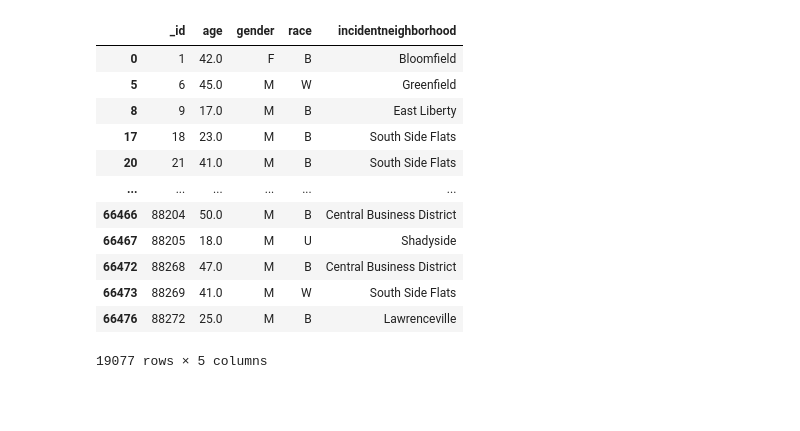
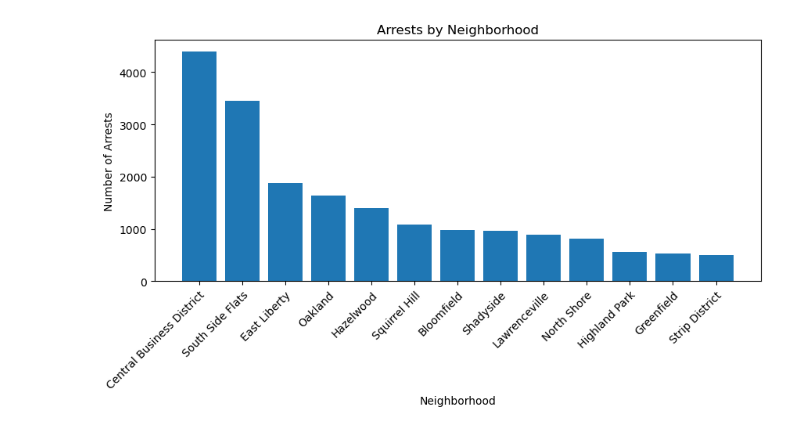
Before and after one commit to AbeEldo/CS0010FinalProject, a Jupyter notebook: AbeDS2.ipynb, the cells around one changed output. Drawn from its saved outputs; the diff is of its cells as text; code cells hidden in the pictures; blank space fills up the shorter version.

```diff
--- a/AbeDS2.ipynb
+++ b/AbeDS2.ipynb
@@ -19,24 +21,26 @@ district_names = ["Central Business District","Strip District","Shadyside","Squi
                   "North Shore","Lawrenceville","Greenfield","Hazelwood"]
 
 df.columns = df.columns.str.lower()
-df = df[['_id','age','gender','race','incidentneighborhood']]
+df = df.rename({'incidentneighborhood':'neighborhood'},axis='columns')
+df = df[['_id','age','gender','race','neighborhood']]
 df = df.dropna()
-df['incidentneighborhood'] = df['incidentneighborhood'].apply(combine_names)
-df = df[df['incidentneighborhood'].isin(district_names)]
-
-
-df
+df['neighborhood'] = df['neighborhood'].apply(combine_names)
+df = df[df['neighborhood'].isin(district_names)]
-# %% [output]
-|  | _id | age | gender | race | incidentneighborhood |
-| 0 | 1 | 42.0 | F | B | Bloomfield |
-| 5 | 6 | 45.0 | M | W | Greenfield |
-| 8 | 9 | 17.0 | M | B | East Liberty |
-| 17 | 18 | 23.0 | M | B | South Side Flats |
-| 20 | 21 | 41.0 | M | B | South Side Flats |
-| ... | ... | ... | ... | ... | ... |
-| 66466 | 88204 | 50.0 | M | B | Central Business District |
-| 66467 | 88205 | 18.0 | M | U | Shadyside |
-| 66472 | 88268 | 47.0 | M | B | Central Business District |
-| 66473 | 88269 | 41.0 | M | W | South Side Flats |
-| 66476 | 88272 | 25.0 | M | B | Lawrenceville |
-19077 rows × 5 columns
+# %%
+arrests = df.assign(count=1)
+arrests = arrests.groupby('neighborhood',as_index=False).sum()
+arrests = arrests.sort_values('count',ascending=False,ignore_index=True)
+arrests = arrests[['neighborhood','count']]
+# %%
+hoods = arrests['neighborhood']
+counts = arrests['count']
+
+fig,ax = plt.subplots(figsize=(10, 4))
+ax.bar(hoods,counts)
+ax.set_xticks(hoods,labels=hoods,rotation=45,rotation_mode='anchor',ha='right')
+ax.set_xlabel('Neighborhood')
+ax.set_ylabel('Number of Arrests')
+ax.set_title('Arrests by Neighborhood')
+plt.show()
+# %% [output]
+[figure, added]
```
Also changed, not shown: parts of 6 cells of this notebook.
